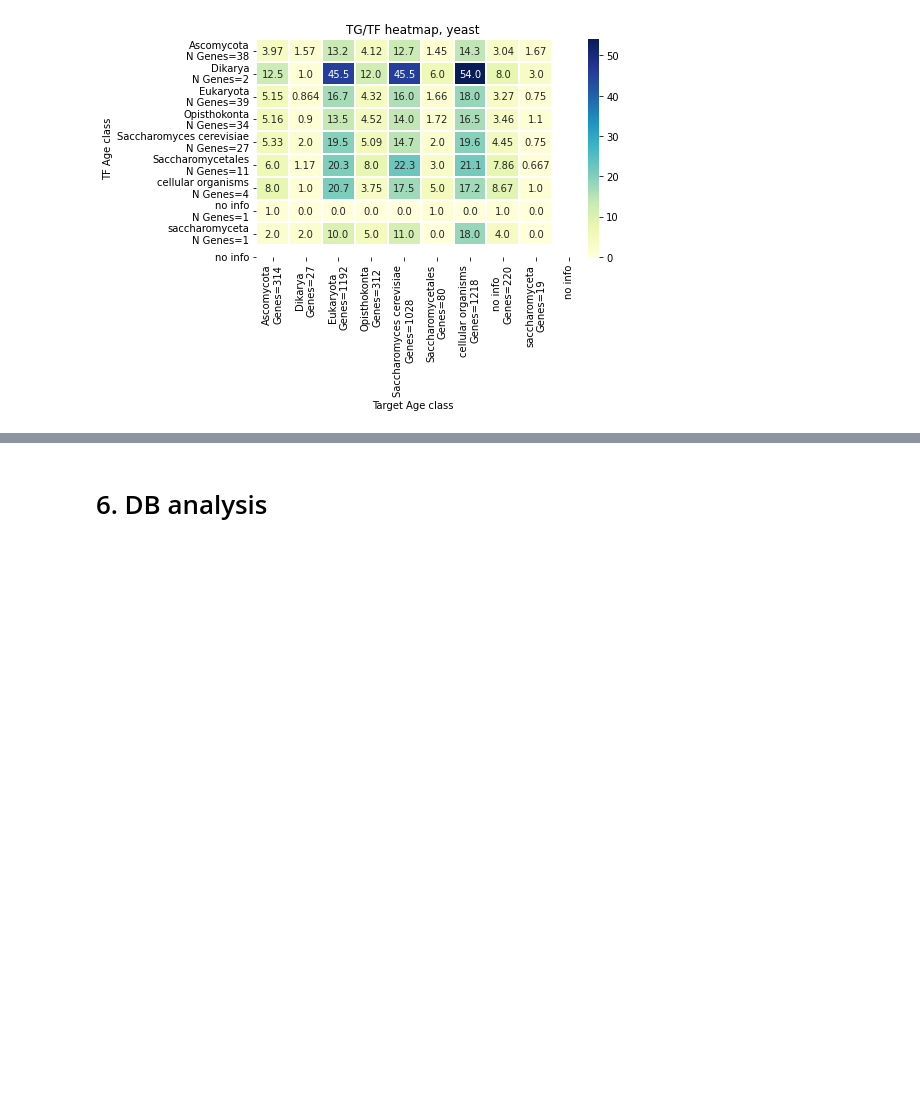
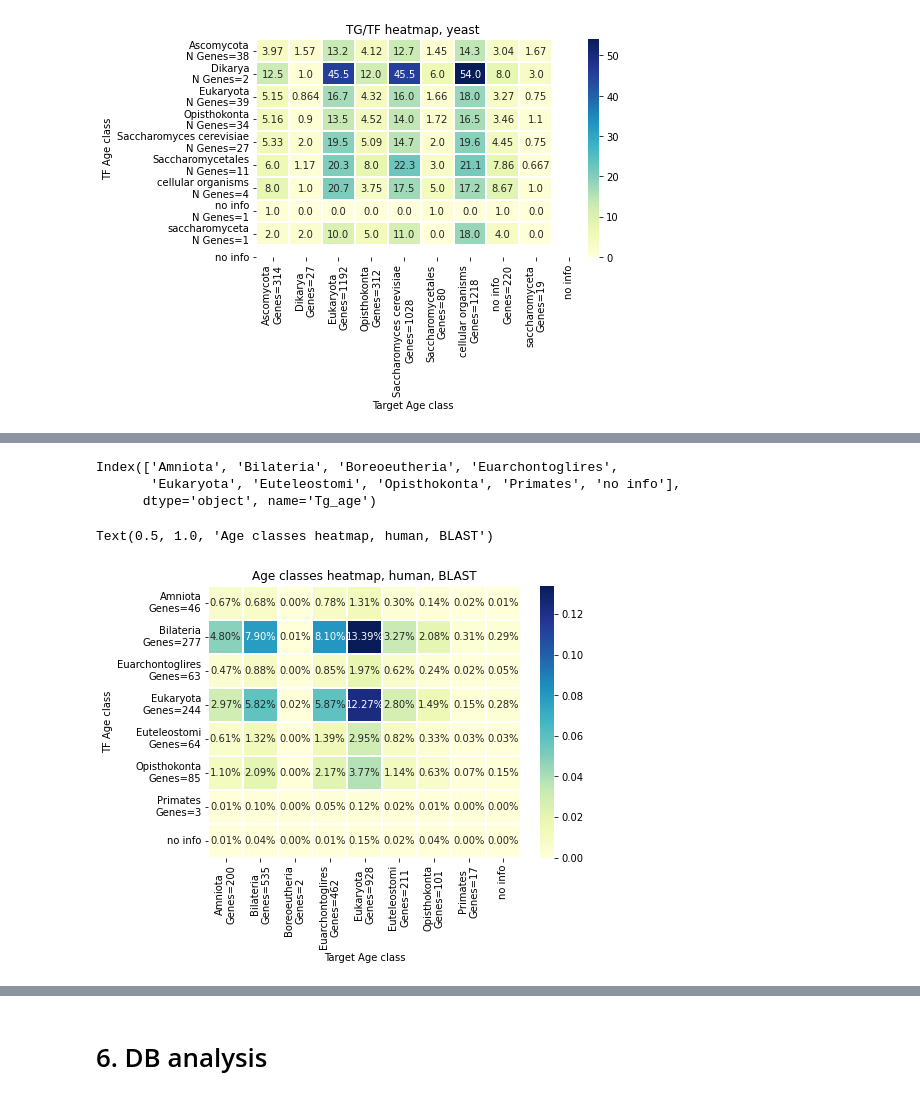
Before and after one commit to Freddsle/age_patterns, a Jupyter notebook: code/06_BLAST_SwissTree.ipynb, the cells around one changed output, grey strips where cells are left out. Saved outputs shown, nothing was run; the diff lists cells and outputs as text; code cells hidden in the pictures; blank space fills up the shorter version.

```diff
--- a/code/06_BLAST_SwissTree.ipynb
+++ b/code/06_BLAST_SwissTree.ipynb
@@ -283,0 +650,7 @@ yeast_age_hits.to_csv('../data/06_swiss_tree_blast/swiss_red_res/yeast_age_hits.
+# %%
+age_level = dict.fromkeys(get_linage['Homo_sapiens'])
+
+for i, level in enumerate(age_level):
+    age_level[level] = i
+
+age_level
@@ -465,0 +1147,13 @@ Text(0.5, 1.0, 'TG/TF heatmap, yeast')
+# %%
+human_blast_ages['Age'] = human_blast_ages['Age'].apply(lambda x: 'Primates' if x == 'Homo' or x == 'Homininae'else x)
+#human_blast_ages['Age'] = human_blast_ages['Age'].apply(lambda x: 'Mammalia' if x == 'Boreoeutheria' or x == 'Euarchontoglires' else x)
+# %%
+human_data['Tf_age'] = human_data.merge(human_blast_ages, how='left', on=['TF']).Age
+
+human_blast_ages = human_blast_ages.rename(columns = {'TF':'Target'})
+human_data['Tg_age'] = human_data.merge(human_blast_ages, how='left', on=['Target']).Age
+
+human_data[['Tg_age', 'Tf_age']] = human_data[['Tg_age', 'Tf_age']].replace(np.nan, 'no info')
+# %%
+heatmap_h = pd.crosstab(human_data.Tf_age, human_data.Tg_age, normalize=True)
+heatmap_h
@@ -465,0 +1174,44 @@ Text(0.5, 1.0, 'TG/TF heatmap, yeast')
+# %%
+heatmap_h.columns
+# %% [output]
+Index(['Amniota', 'Bilateria', 'Boreoeutheria', 'Euarchontoglires',
+       'Eukaryota', 'Euteleostomi', 'Opisthokonta', 'Primates', 'no info'],
+      dtype='object', name='Tg_age')
+# %%
+plt.rcParams["figure.figsize"] = 7, 5
+
+xlabels = ['Amniota', 'Bilateria', 'Boreoeutheria', 'Euarchontoglires',
+           'Eukaryota', 'Euteleostomi', 'Opisthokonta', 'Primates'] # labels for x-axis
+
+ylabels = ['Amniota', 'Bilateria', 'Euarchontoglires',
+           'Eukaryota', 'Euteleostomi', 'Opisthokonta', 'Primates'] # labels for y-axis
+
+x_axis_labels = []
+y_axis_labels = []
+
+for label in xlabels:
+    x_axis_labels.append(f'{label}\nGenes={tg_ages_count[tg_ages_count.Tg_age == label].Target.iloc[0]}')
+
+x_axis_labels.append('no info')
+
+for label in ylabels:
+    y_axis_labels.append(f'{label}\nGenes={tf_ages_count[tf_ages_count.Tf_age == label].TF.iloc[0]}')
+
+y_axis_labels.append('no info')
+
+s = sns.heatmap(heatmap_h,
+                xticklabels=x_axis_labels,
+                yticklabels=y_axis_labels,
+                annot=True,
+                fmt=".2%",
+                cmap="YlGnBu",
+                linewidths=1.5)
+
+s.set(xlabel='Target Age class', ylabel='TF Age class')
+plt.title('Age classes heatmap, human, BLAST')
+
+#plt.savefig('../data/04_plots/human_swiss_blast_heatmap.png')
+#plt.close()
+# %% [output]
+Text(0.5, 1.0, 'Age classes heatmap, human, BLAST')
+[figure, added]
```
Also changed, not shown: parts of 77 cells of this notebook, 37 other files.
